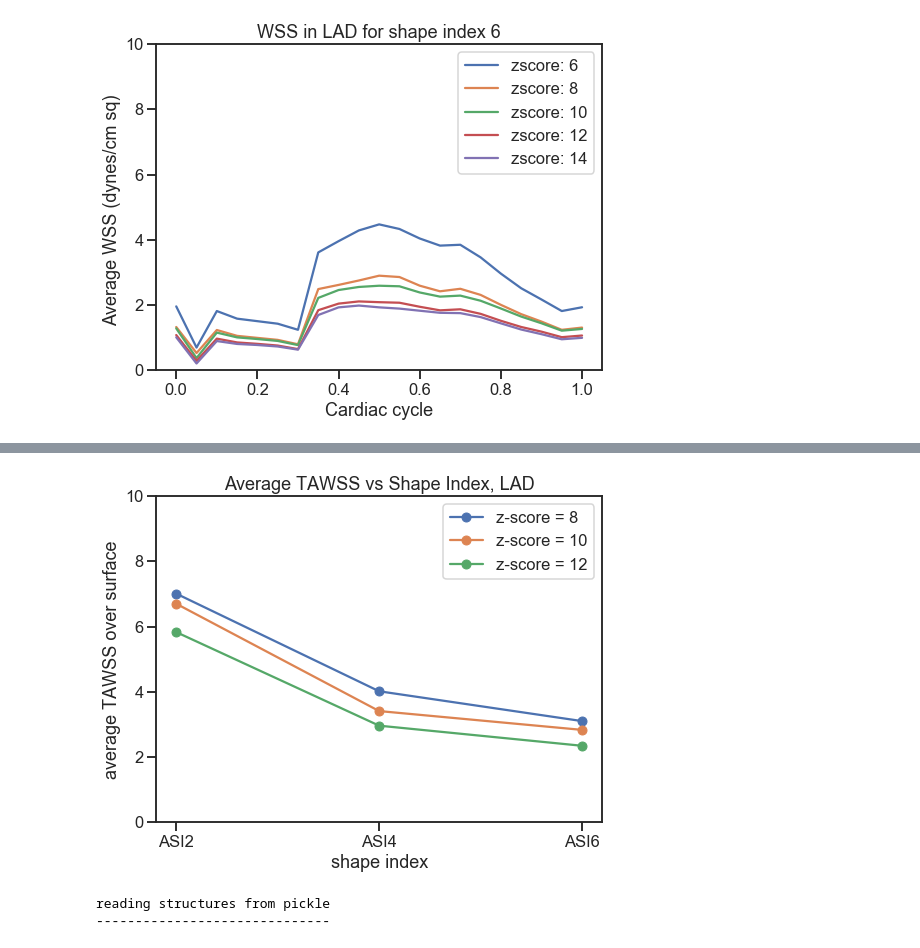
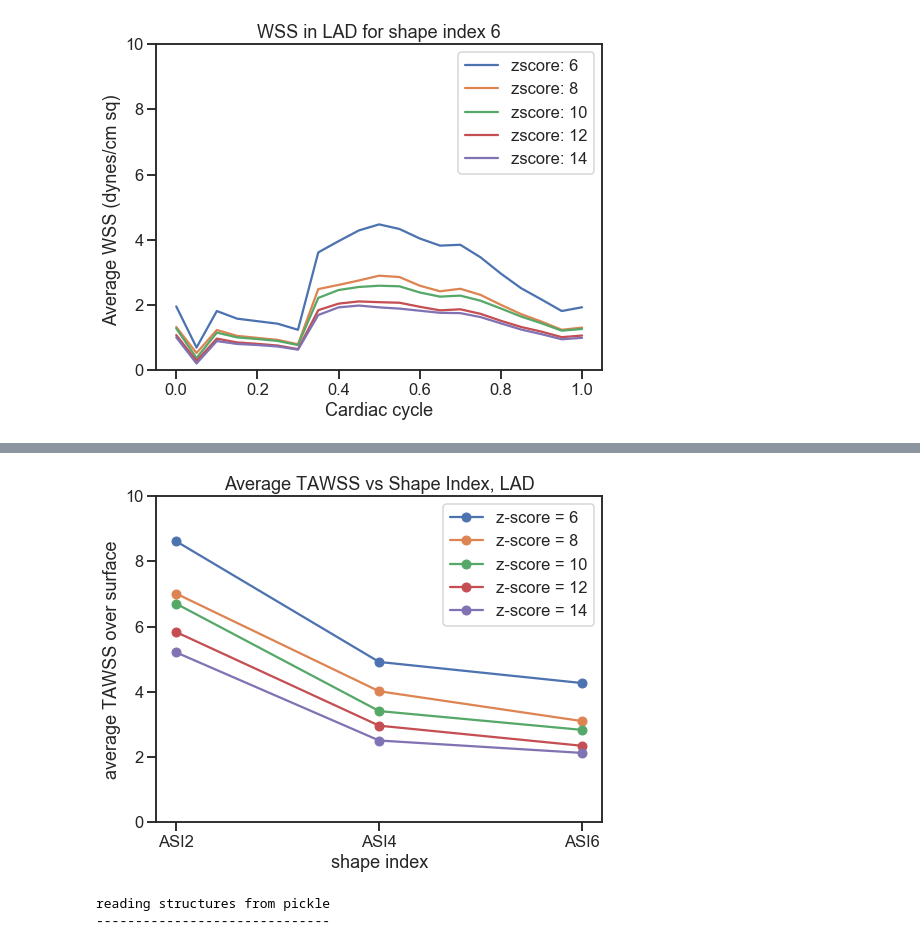
Before and after one commit to StanfordCBCL/KD-project, a Jupyter notebook: PostProcessVis_2019_Jan_4.ipynb, the cells around one changed output, grey strips where cells are left out. Saved outputs shown, nothing was run; the diff lists cells and outputs as text; code cells hidden in the pictures.

```diff
--- a/PostProcessVis_2019_Jan_4.ipynb
+++ b/PostProcessVis_2019_Jan_4.ipynb
@@ -134,0 +132,11 @@ print vtawss_rca
+# %%
+import matplotlib.animation as animation
+from IPython.display import HTML
+animation_vessel = 'RCA/'
+#animation_vessel = 'LAD/'
+if animation_vessel == 'LAD/':
+    area_fracs = all_area_fractions_lad
+    sizes = ['lad1', 'lad2', 'lad3', 'lad4', 'lad5']
+else:
+    area_fracs = all_area_fractions_right
+    sizes = proximal
@@ -211,24 +245,14 @@ osi_rca = {}
 reading structures from pickle
 ------------------------------
 # %%
-base_path = '/Users/alex/Documents/lab/KD-project/clipped_results_short/'
-vessel = 'RCA/'
-shapes = ['ASI2', 'ASI4', 'ASI6']
-proximal = ['p1', 'p2', 'p3', 'p4', 'p5']
-medial = ['m1', 'm2', 'm3', 'm4', 'm5']
-distal = ['d1', 'd2', 'd3', 'd4', 'd5']
-z_scores = [6, 8, 10, 12, 14]
 threshold_bounds = np.linspace(0, .5, num=75)
 
 for shape in shapes:
-    pos_sizes = {'proximal': proximal,
-                 'medial': medial,
-                 'distal': distal}
+    pos_sizes = {'proximal': proximal, 'medial': medial, 'distal': distal}
     if shape == 'ASI6' or shape == 'ASI4':
         pos_sizes = {'proximal': proximal}
 
     for position, size_list in pos_sizes.iteritems():
-        # plt.figure(figsize=(12,8))
         plt.figure(figsize=(8,6))
         for i, size in enumerate(size_list):
             fracs = osi_areas_rca[shape + '_' + size]
@@ -309,12 +332,6 @@ for shape in shapes:
 [figure]
 [figure]
 # %%
-vessel = 'LAD'
-shapes = ['ASI2', 'ASI4', 'ASI6']
-left_positions = ['lad1', 'lad2', 'lad3', 'lad4', 'lad5']
-
-z_scores = [6, 8, 10, 12, 14]
-
 for shape in shapes:
     fig = plt.figure()
     ax = fig.add_subplot(1, 1, 1)
@@ -337,30 +354,24 @@ for shape in shapes:
 # %%
-vessel = 'LAD'
-shapes = ['ASI2', 'ASI4', 'ASI6']
-left_positions = ['lad2', 'lad3', 'lad4']
-# medial = ['m1', 'm2', 'm3', 'm4', 'm5']
-# distal = ['d1', 'd2', 'd3', 'd4', 'd5']
-
-z_scores = [8, 10, 12]
+plotted_z_scores = [6, 8, 10, 12, 14]
 
 fig = plt.figure()
 ax = fig.add_subplot(1, 1, 1)
 
 for k, size in enumerate(left_positions):
     vtawss_surface_averages = np.zeros(len(shapes))
     for c, shape in enumerate(shapes):
         vtawss_surface_averages[c] = vtawss_lad[shape + '_' + size]
 
-    ax.plot(shapes, vtawss_surface_averages, label='z-score = ' + str(z_scores[k]), marker='o')
+    ax.plot(shapes, vtawss_surface_averages, label='z-score = ' + str(plotted_z_scores[k]), marker='o')
 
 plt.legend()
 plt.xlabel('shape index')
 plt.ylabel('average TAWSS over surface')
-plt.title('Average TAWSS vs Shape Index, ' +  vessel )
+plt.title('Average TAWSS vs Shape Index, ' +  vessel[:-1] )
 plt.ylim(0, 10)
 plt.show()
 # %% [output]
-[figure, old version]
+[figure, new version]
 # %%
 osi_areas_lad = read_from_file('OSI_THRESHOLD_AREA_LAD')
 osi_lad = {}
```
Also changed, not shown: parts of 25 cells of this notebook, 8 other files.
